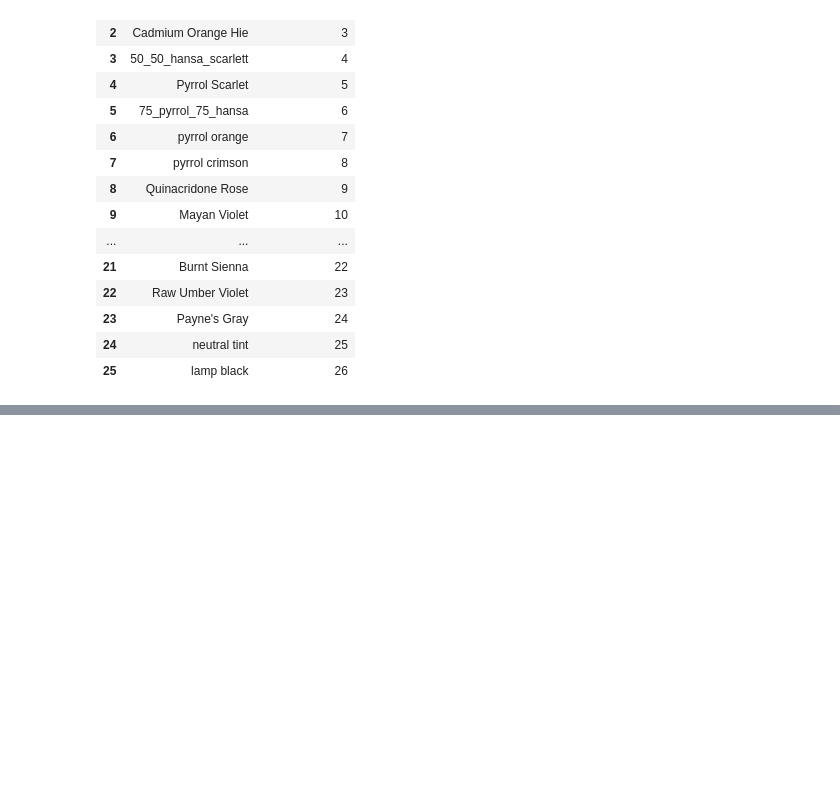
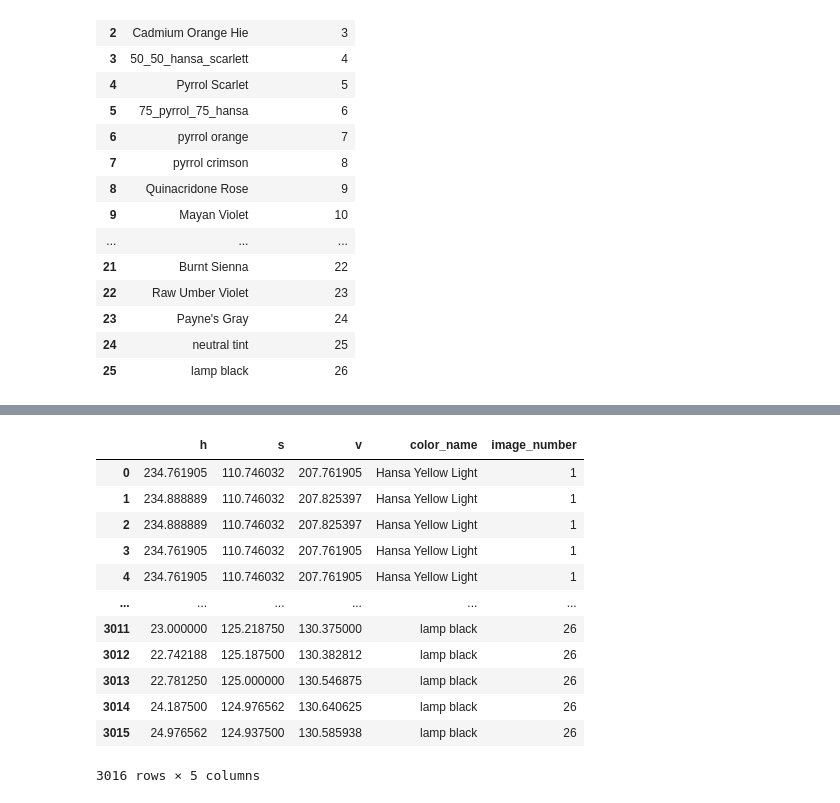
Before and after one commit to skyelong/Insight_Project_old, a Jupyter notebook: testing/automate_image_to_sql_rgb.ipynb, the cells around one changed output, grey strips where cells are left out. Saved outputs shown, nothing was run; the diff lists cells and outputs as text; code cells hidden in the pictures; blank space fills up the shorter version.

```diff
--- a/testing/automate_image_to_sql_rgb.ipynb
+++ b/testing/automate_image_to_sql_rgb.ipynb
@@ -82,0 +85,44 @@ lamp black
+# %%
+def image_read(df, col1, col2):
+    #Output dataframe
+    colors = pd.DataFrame()
+    """Function to:
+    1. read in clipped color images
+    2. convert to LAB colorspace
+    3. compute the mean of each row
+    4. append to output df"""
+    for i in range(0,len(df)):
+        #DataFrame that holds each color information
+        #import each image based on the image_number from SQL
+        image = cv2.imread(str(df[col2][i]) + ".png")
+        #convert to labspace
+        image_con = cv2.cvtColor(image, cv2.COLOR_BGR2LAB)
+        #take the mean of each row
+        image_mean = image_con.mean(axis=0)
+        #turn into dataframe and add the colorname and image#
+        imported =pd.DataFrame(image_mean, columns=["h","s","v"])
+        imported["color_name"] = str(df[col1][i])
+        imported["image_number"] = str(df[col2][i])
+        colors = pd.concat([colors,imported], ignore_index=True)
+        #print(imported)
+        #print(image_mean.mean())
+        #convert the image to
+    return colors
+# %%
+df = image_read(color_data_from_sql, "color_name", "image_number")
+# %%
+df
+# %% [output]
+|  | h | s | v | color_name | image_number |
+| 0 | 234.761905 | 110.746032 | 207.761905 | Hansa Yellow Light | 1 |
+| 1 | 234.888889 | 110.746032 | 207.825397 | Hansa Yellow Light | 1 |
+| 2 | 234.888889 | 110.746032 | 207.825397 | Hansa Yellow Light | 1 |
+| 3 | 234.761905 | 110.746032 | 207.761905 | Hansa Yellow Light | 1 |
+| 4 | 234.761905 | 110.746032 | 207.761905 | Hansa Yellow Light | 1 |
+| ... | ... | ... | ... | ... | ... |
+| 3011 | 23.000000 | 125.218750 | 130.375000 | lamp black | 26 |
+| 3012 | 22.742188 | 125.187500 | 130.382812 | lamp black | 26 |
+| 3013 | 22.781250 | 125.000000 | 130.546875 | lamp black | 26 |
+| 3014 | 24.187500 | 124.976562 | 130.640625 | lamp black | 26 |
+| 3015 | 24.976562 | 124.937500 | 130.585938 | lamp black | 26 |
+3016 rows × 5 columns
```
Also changed, not shown: parts of 6 cells of this notebook, 52 other files.
